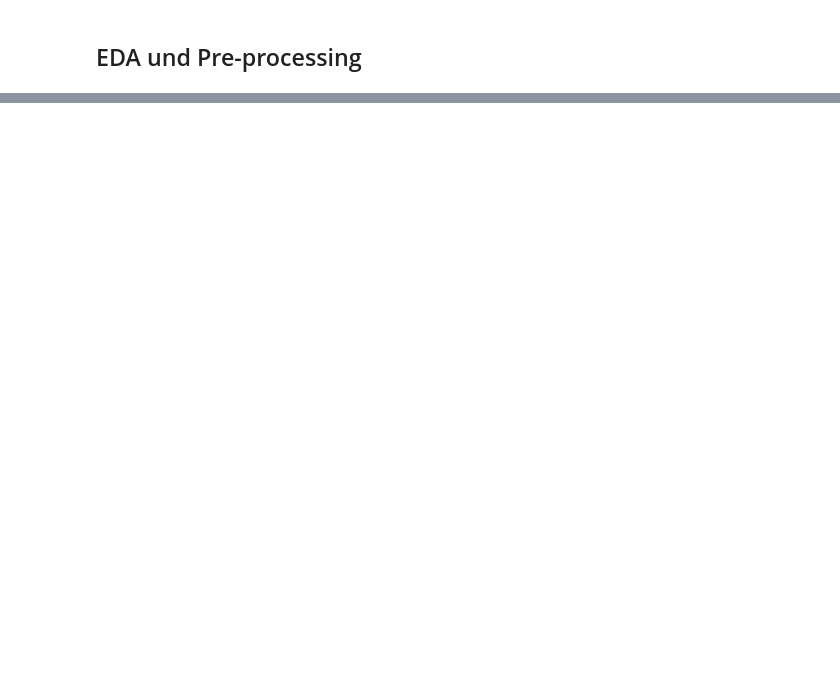
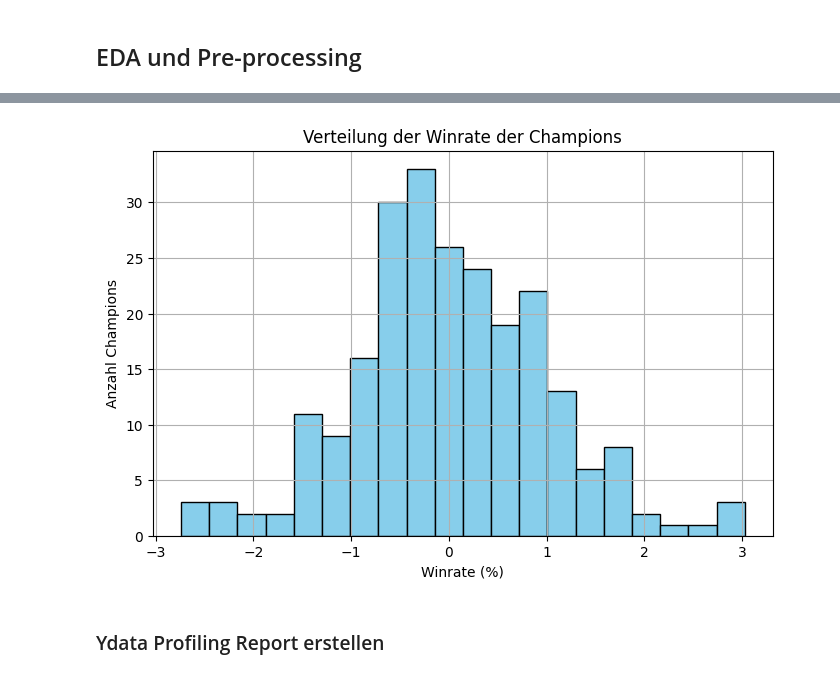
Before and after one commit to Maxtr2004/Data-Mining-Project, a Jupyter notebook: DataMiningProject-Notebook.ipynb, the cells around one changed output, grey strips where cells are left out. Cells and saved outputs as stored; diff of their text form; code cells hidden in the pictures; blank space fills up the shorter version.

```diff
--- a/DataMiningProject-Notebook.ipynb
+++ b/DataMiningProject-Notebook.ipynb
@@ -84,0 +182,11 @@ df.head()
+# %%
+# Umwandlung von Prozentangaben in numerische Werte
+percent_columns = ["Win %", "Role %", "Pick %", "Ban %"]
+for col in percent_columns:
+    df[col] = df[col].str.replace('%', '').astype(float) / 100  # Prozent in Dezimalzahl umwandeln
+
+print(df["Pick %"].describe())
+
+numerical_features = ['Win %', 'Pick %', 'Ban %', 'Score', 'KDA', 'release_year']
+scaler = StandardScaler()
+df[numerical_features] = scaler.fit_transform(df[numerical_features])
@@ -84,0 +273,12 @@ df.head()
+# %%
+# Histogramm der Winrate
+plt.figure(figsize=(8,5))
+df['Win %'].hist(bins=20, color='skyblue', edgecolor='black')
+plt.title('Verteilung der Winrate der Champions')
+plt.xlabel('Winrate (%)')
+plt.ylabel('Anzahl Champions')
+plt.show()
+# %% [output]
+[figure, added]
+# %% [markdown]
+### Ydata Profiling Report erstellen
```
Also changed, not shown: parts of 21 cells of this notebook.
